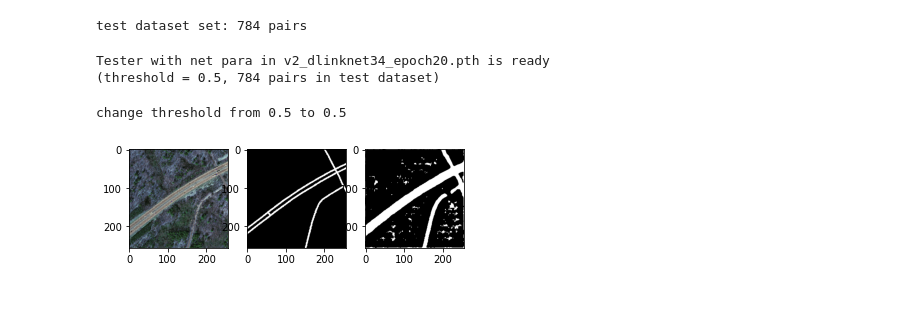
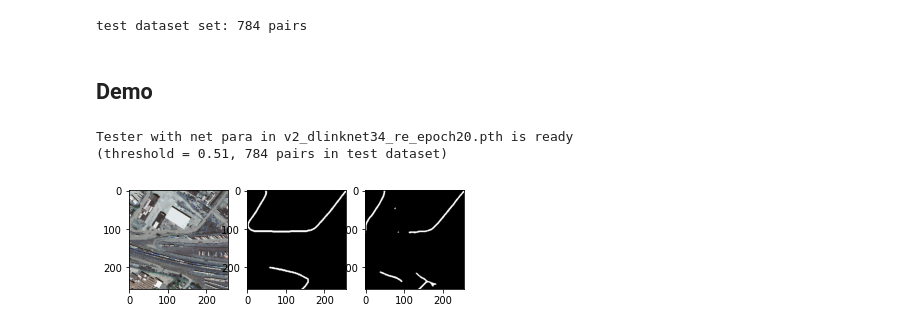
Before and after one commit to Ryanna-github/road-extraction, a Jupyter notebook: 2021-03-10_improve_results.ipynb, the cells around one changed output. Cells and saved outputs as stored; diff of their text form; code cells hidden in the pictures; blank space fills up the shorter version.

```diff
--- a/2021-03-10_improve_results.ipynb
+++ b/2021-03-10_improve_results.ipynb
@@ -20,16 +23,18 @@ INPUT_SIZE, OUTPUT_SIZE = 256, 256
 test_dataset = data_loader.RoadDataset(road_path, INPUT_SIZE, OUTPUT_SIZE, data_class = 'test')
 # %% [output]
 test dataset set: 784 pairs
+# %% [markdown]
+## Demo
 # %%
 net = model.DLinkNet34()
 device = torch.device('cuda' if torch.cuda.is_available() else 'cpu')
 tt = tester.Tester(net = net,
                    device = device,
-                   dir_stat = 'v2_dlinknet34_epoch20.pth',
+                   dir_stat = 'v2_dlinknet34_re_epoch20.pth',
                    test_dataset = test_dataset,
-                   threshold = 0.5,
+                   threshold = 0.51,
                    save_path = TEST_SAVE_PATH,
                    dir_checkpoint = DIR_CHECKPOINT)
 # %% [output]
-Tester with net para in v2_dlinknet34_epoch20.pth is ready
-(threshold = 0.5, 784 pairs in test dataset)
+Tester with net para in v2_dlinknet34_re_epoch20.pth is ready
+(threshold = 0.51, 784 pairs in test dataset)
@@ -38,9 +41,7 @@ img, lbl = next(iter(tt.test_dataset))
-# %%
-tt.set_threshold(0.5)
-tt.test_idx(4)
-# %% [output]
-change threshold from 0.5 to 0.5
-[figure, removed]
+# %%
+tt.test_idx(16)
+# %% [output]
+[figure, added]
 # %%
 tmp = utils.change_tensor_to_plot(tt.pred)
 plt.imshow(tmp)
```
Also changed, not shown: parts of 14 cells of this notebook, 6 other files.
